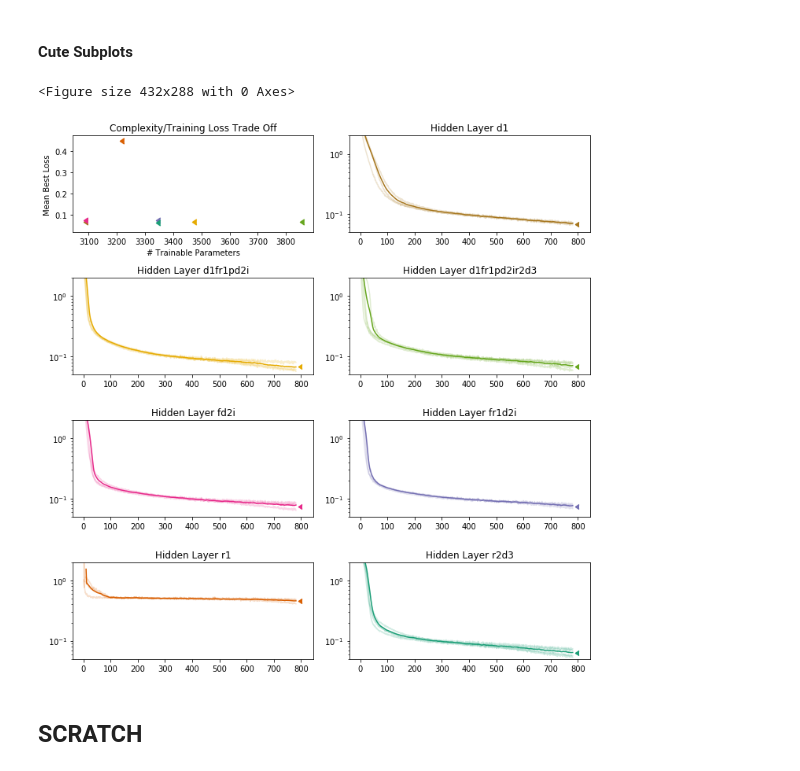
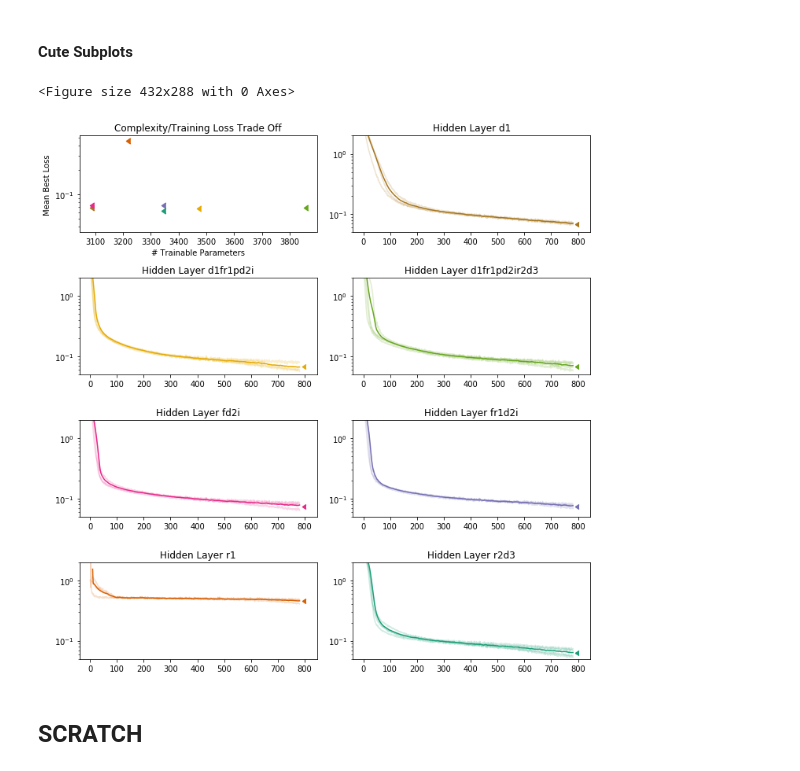
Before and after one commit to heidimhurst/oxdiss, a Jupyter notebook: processing/Processing (plots).ipynb, the cells around one changed output. Saved outputs shown, nothing was run; the diff lists cells and outputs as text; code cells hidden in the pictures.

Commit message:
subplot visualization

```diff
--- a/processing/Processing (plots).ipynb
+++ b/processing/Processing (plots).ipynb
@@ -267,39 +267,40 @@ plt.subplot(4,2,1)
 for ind, result in mean_results.iterrows():
     plt.scatter(result["trainable_params"],result["mean_loss"],
                 color=color_map[ind], label=ind, s=pt_size, marker=4)
+    plt.semilogy()
 
 plt.title("Complexity/Training Loss Trade Off".format(problems[problem]))
 plt.ylabel("Mean Best Loss")
 plt.xlabel("# Trainable Parameters")
 
 
 for i in range(len(networks)):
     # extract just the records we're interested in
     interim_df = all_results[all_results["name"] == networks[i]]
     interim_mr = mean_results[mean_results["name"]==networks[i]]
 
     # plot in specific subplot
     plt.subplot(4,2,i+2)
     for ind, row in interim_df.iterrows():
         plt.semilogy(list(range(1,782)), row["loss"], label=row["name"],
                      color=color_map[row["name"]], alpha=0.2)
 
     plt.semilogy(list(range(1,782)), pd.rolling_mean(interim_mr["loss"][0], window),
                  "-", label="Hidden Layer {}".format(interim_mr["name"][3:]),
                      color=color_map[row["name"]])
 
     plt.scatter(790, interim_mr["mean_loss"], color=color_map[row["name"]], marker=4)
 
     plt.title("Hidden Layer {}".format(networks[i][3:]))
 
     plt.ylim([0.5*1e-1, 2])
 
 
 plt.tight_layout()
 plt.show()
 # %% [output]
 <Figure size 432x288 with 0 Axes>
-[figure, old version]
+[figure, new version]
 # %% [markdown]
 ## SCRATCH
 # %% [raw]
```
